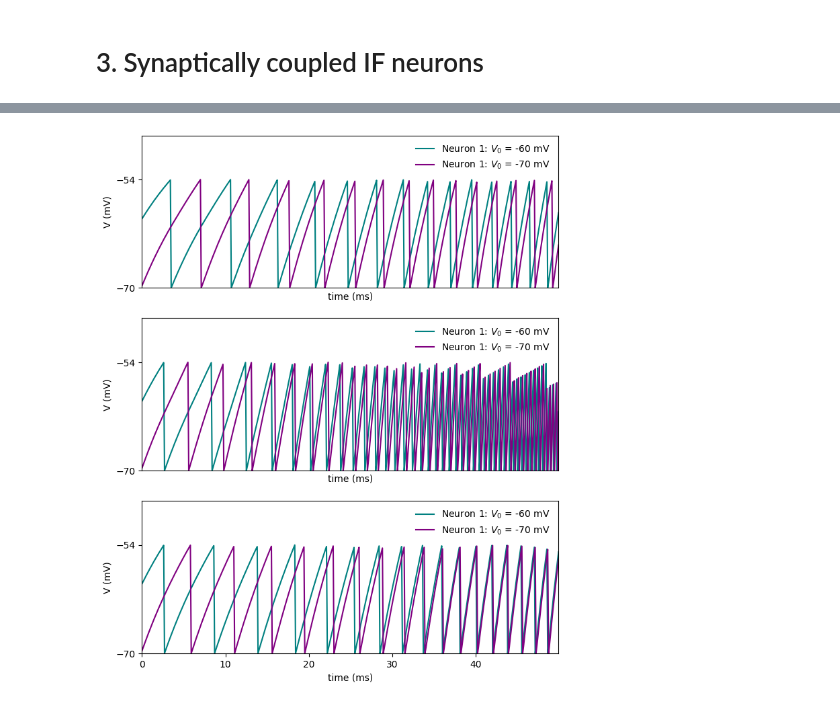
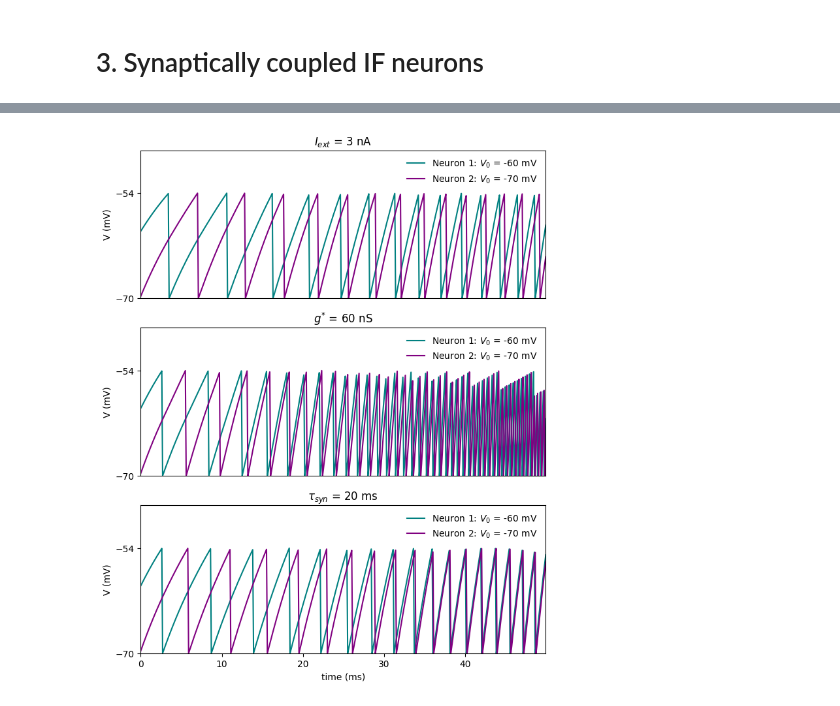
Before and after one commit to janovovo/MNS_CP_Part2, a Jupyter notebook: CP5_Jano.ipynb, the cells around one changed output, grey strips where cells are left out. Drawn from its saved outputs; the diff is of its cells as text; code cells hidden in the pictures.

```diff
--- a/CP5_Jano.ipynb
+++ b/CP5_Jano.ipynb
@@ -86,6 +66,7 @@ def euler_synaptic_if(tmax, dt, pre_spike_times, ics, pars, reset=False):
     xs = np.array([])
     I_syns = np.array([])
     spiketimes = np.array([])
+    I_m_t = np.array([])
 
     for t in ts:
 
@@ -100,6 +81,7 @@ def euler_synaptic_if(tmax, dt, pre_spike_times, ics, pars, reset=False):
         V = V + dt*dVdt
         x = x + dt*dxdt
         g = g + dt*dgdt
+        I_m = (V - E_m) / R_m
 
         if reset == True and V >= thr:
             V = E_m
@@ -109,6 +91,7 @@ def euler_synaptic_if(tmax, dt, pre_spike_times, ics, pars, reset=False):
         gs = np.append(gs, g)
         xs = np.append(xs, x)
         I_syns = np.append(I_syns, I_syn)
+        I_m_t = np.append(I_m_t, I_m)
 
     return {
         'ts' : ts / 10**-3,
@@ -116,6 +99,7 @@ def euler_synaptic_if(tmax, dt, pre_spike_times, ics, pars, reset=False):
         'g_syn_t' : gs / 10**-9,
         'x_t' : xs,
         'I_syn_t' : I_syns / 10**-9,
+        'I_m_t' : I_m_t / 10 ** -9,
         'spiketimes' : spiketimes / 10**-3
         }
 # %%
@@ -177,0 +182,11 @@ b.) Shunting inhibition introduces additional channels into the membrane, thereb
+# %%
+for k in range(3):
+    initial_V = np.random.choice(np.arange(-85, -75, 0.1) * 10**-3)
+    ics = (initial_V, 0, 0, 0)
+    sol = euler_synaptic_if(tmax=0.1, dt=1e-4, pre_spike_times=[], pars=pars_2_b, ics=ics, reset=True)
+    plt.plot(sol['ts'], sol['V_t'], label=f"$V_0 = {np.round(initial_V / 10**-3, 2)}$")
+plt.legend()
+plt.title('Voltage evolution for different ics')
+plt.xlabel('time (ms)')
+plt.ylabel('V (mV)')
+plt.show()
@@ -242,8 +248,7 @@ for k, I_ext in enumerate(input_stimuli):
     initial_V = np.random.choice(np.arange(-85, -75, 0.1) * 10**-3)
     ics = (initial_V, 0, 0, 0)
 
-    pars = pars_2_b.copy()
-    pars['I_e'] = I_ext * 10**-9
+    pars = update_pars(pars_2_b, ['I_e'], [I_ext * 10**-9])
 
     sol_1 = euler_synaptic_if(tmax=0.1, dt=1e-4, pre_spike_times=[], pars=pars, ics=ics, reset=True)
     firing_rates_100_a[k] = get_fr_ISI(sol_1['spiketimes'])
@@ -398,28 +419,24 @@ plt.show()
 # %%
-pars_I = pars_1.copy()
-pars_I['I_e'] = 3*10**-9
-
-pars_g = pars_1.copy()
-pars_g['g_star'] = 2*pars_1['g_star']
-
-pars_tau = pars_1.copy()
-pars_tau['tau_syn'] = 2*pars_1['tau_syn']
+pars_I = update_pars(pars_1, ['I_e'], [3*10**-9])
+pars_g = update_pars(pars_1, ['g_star'], [2 * 30*10**-9])
+pars_tau = update_pars(pars_1, ['tau_syn'], [2 * 10*10**-3])
 # %%
 fig, (ax1, ax2, ax3) = plt.subplots(3, 1, figsize=(8, 10))
 
-for pars, ax in zip([pars_I, pars_g, pars_tau], [ax1, ax2, ax3]):
+for (pars, title, ax) in zip([pars_I, pars_g, pars_tau], ['$I_{ext}$ = 3 nA', '$g^{*}$ = 60 nS', '$\\tau_{syn}$ = 20 ms'], [ax1, ax2, ax3]):
     result = euler_synaptic_coupling(tmax=0.05, dt=1e-4, ics1=ics1, ics2=ics2, pars1=pars, pars2=pars, reset=True)
     ax.plot(result['ts'], result['V_t1'], label="Neuron 1: $V_0$ = -60 mV")
-    ax.plot(result['ts'], result['V_t2'], label="Neuron 1: $V_0$ = -70 mV")
+    ax.plot(result['ts'], result['V_t2'], label="Neuron 2: $V_0$ = -70 mV")
     ax.legend(frameon=False)
     ax.set_xlim(min(result['ts']), max(result['ts']))
     ax.set_yticks([-70, -54])
     ax.set_ylim([-70, -47.5])
     ax.set_ylabel('V (mV)')
-    ax.set_xlabel('time (ms)')
+    ax.set_title(title)
     if ax != ax3:
         ax.set_xticks([])
+ax3.set_xlabel('time (ms)')
 
 plt.show()
 # %% [output]
-[figure, old version]
+[figure, new version]
```
Also changed, not shown: parts of 12 cells of this notebook.
